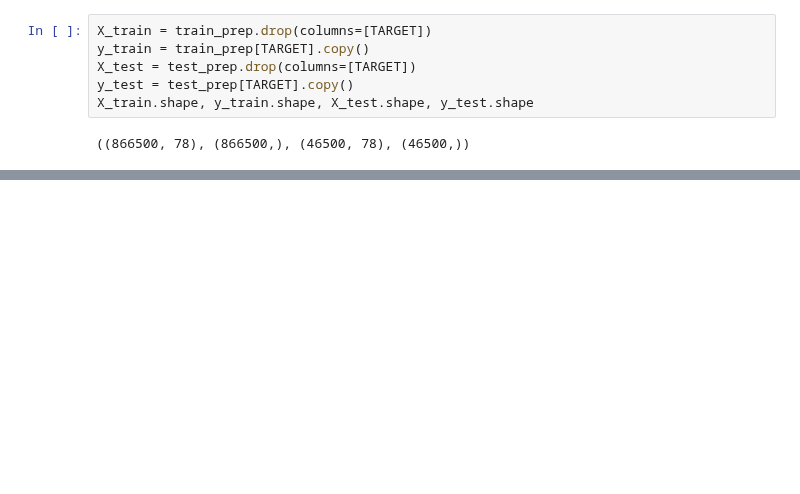
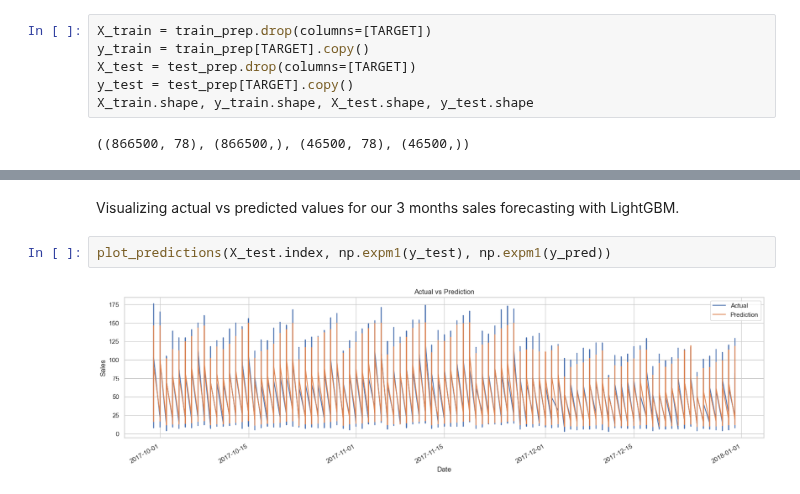
Before and after one commit to allmeidaapedro/Store-Item-Demand-Forecasting, a Jupyter notebook: notebooks/modelling.ipynb, the cells around one changed output, grey strips where cells are left out. Drawn from its saved outputs; the diff is of its cells as text; blank space fills up the shorter version.

```diff
--- a/notebooks/modelling.ipynb
+++ b/notebooks/modelling.ipynb
@@ -758,0 +761,6 @@ R-Squared (R2): 0.92
+# %% [markdown]
+Visualizing actual vs predicted values for our 3 months sales forecasting with LightGBM.
+# %%
+plot_predictions(X_test.index, np.expm1(y_test), np.expm1(y_pred))
+# %% [output]
+[figure, added]
```
Also changed, not shown: parts of 15 cells of this notebook.
